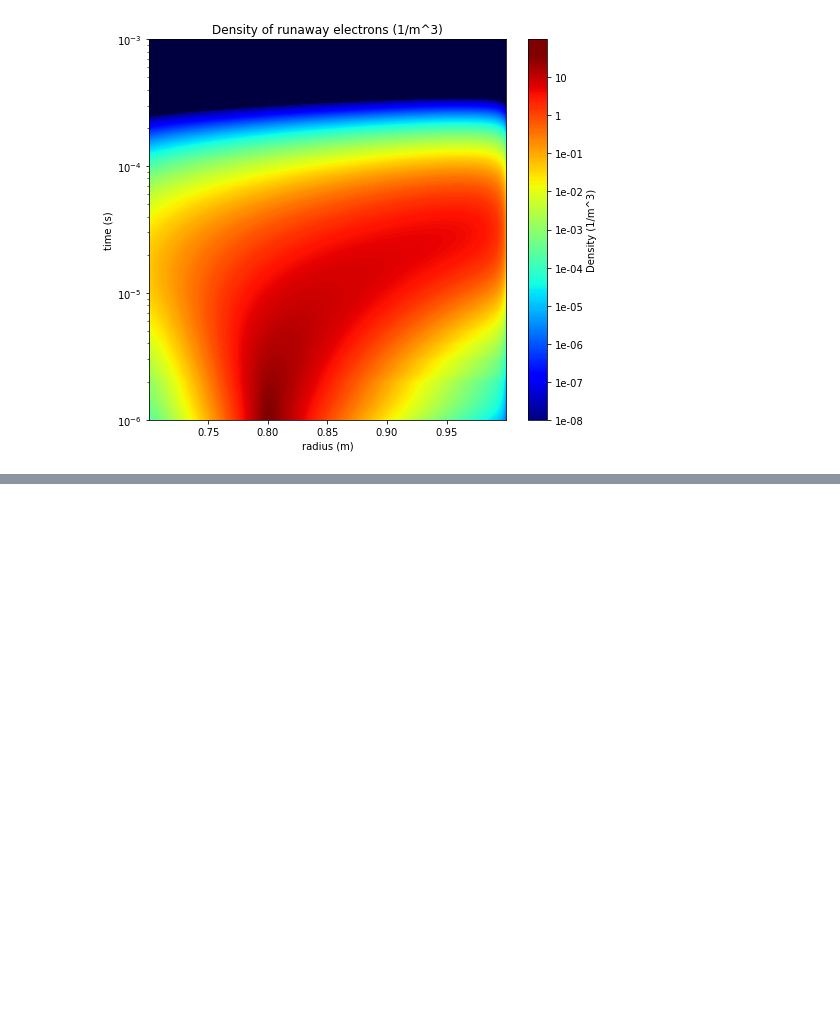
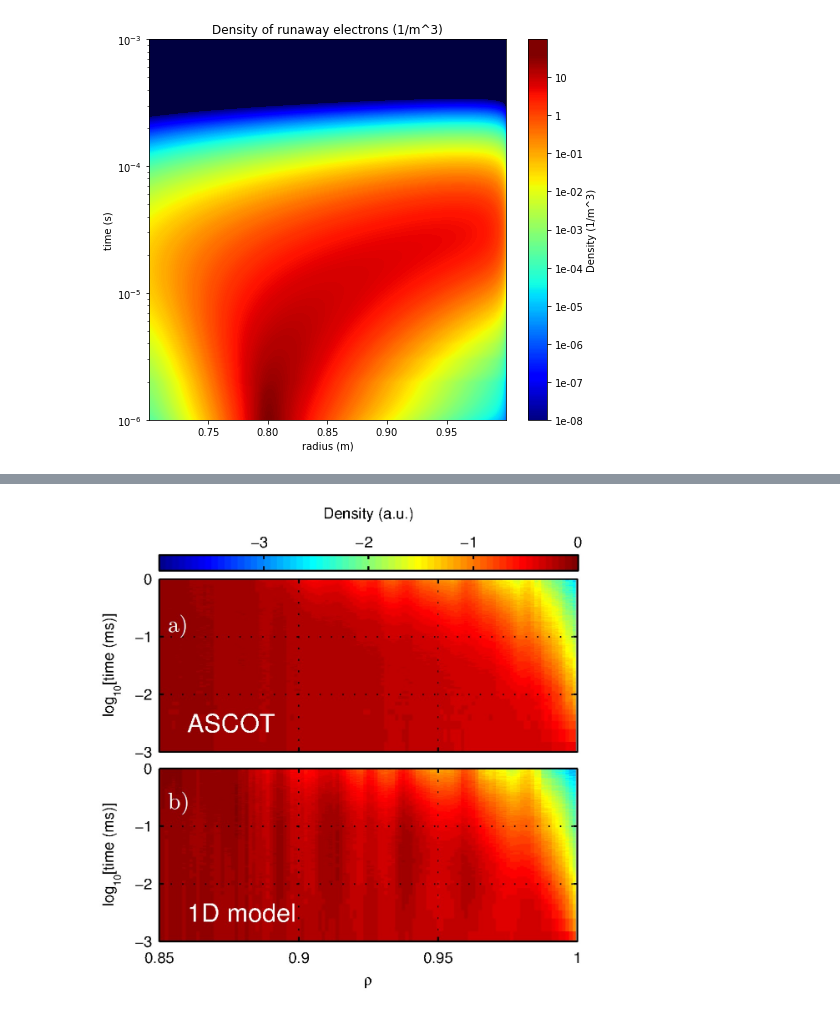
Before and after one commit to leferi99/szakdolgozat, a Jupyter notebook: main_log_EN.ipynb, the cells around one changed output, grey strips where cells are left out. Saved outputs shown, nothing was run; the diff lists cells and outputs as text; code cells hidden in the pictures; blank space fills up the shorter version.

Commit message:
Added reference material

```diff
--- a/main_log_EN.ipynb
+++ b/main_log_EN.ipynb
@@ -435,0 +437,89 @@ Text(0.5, 1.0, 'Diffusion coefficient')
+# %%
+## uniform density distribution as initial condition
+## smoothed coefficients
+
+## coefficient data from CSV file
+conv_data = np.genfromtxt('convC.txt', delimiter=',')
+diff_data = np.genfromtxt('diffC.txt', delimiter=',')
+
+R_from = 0.7  ## inner radius in meters
+R_to = 1.  ## outer radius in meters
+nr = 1000  ## number of mesh cells - because of the smoothing, this should be 1000 or higher
+dr = (R_to - R_from) / nr  ## distance between the centers of the mesh cells
+duration = 0.001  ## length of examined time evolution in seconds
+nt = 1000  ## number of timesteps
+dt = duration / nt  ## length of one timestep
+
+## arrays for interpolated coefficient vales
+conv_i = np.zeros((nr, 2))
+diff_i = np.zeros((nr, 2))
+## filling up the arrays with spatial coordinates
+for i in range(conv_i.shape[0]):
+    conv_i[i, 0] = R_from + (i * dr) + (dr / 2)
+
+for i in range(diff_i.shape[0]):
+    diff_i[i, 0] = R_from + (i * dr) + (dr / 2)
+
+## interpolation of the coeficients
+conv_i[:,1] = np.interp(conv_i[:,0],conv_data[:,0],conv_data[:,1])
+diff_i[:,1] = np.interp(diff_i[:,0],diff_data[:,0],diff_data[:,1])
+## smoothing with Savitzky-Golay filter
+conv_i[:,1] = savgol_filter(conv_i[:,1],math.ceil(nr/50) + 1,3)
+diff_i[:,1] = savgol_filter(diff_i[:,1],math.ceil(nr/50) + 1,3)
+
+## 3D array for storing the density with the correspondant radius values
+## the density values corresponding to the n-th timestep will be in the n-th line
+solution = np.zeros((nt,nr,2))
+## loading the radial coordinates into the array
+for j in range(nr):
+    solution[:,j,0] = (j * dr) + (dr / 2) + R_from
+
+mesh = fp.Grid1D(dx=dr, nx=nr)  ## 1D mesh based on the radial coordinates
+mesh = mesh + (0.7,)  ## translating the mesh to r=0.7
+n = fp.CellVariable(mesh=mesh)  ## fipy.CellVariable for the density solution in each timestep
+
+diracLoc = 0.8  ## location of the middle of the Dirac delta
+diracCoeff = 1.  ## Dirac delta coefficient ("height")
+diracPercentage = 2.5  ## width of Dirac delta (full width from 0 to 0) in percentage of full examined radius
+diracWidth = int((nr / 100) * diracPercentage)
+
+## space dependent diffusion coefficient
+dC = diff_i[:,1]
+diffCoeff = fp.CellVariable(mesh=mesh, value=dC)
+## space dependent convection coefficient - must be a vector
+cC = conv_i[:,1]
+convCoeff = fp.CellVariable(mesh=mesh, value=[cC])
+
+## applying initial conditions
+n.setValue(1.0)
+
+## boundary conditions
+gradLeft = (0.,)  ## density gradient (at the "left side of the radius") - must be a vector
+valueRight = 0.  ## density value (at the "right end of the radius")
+n.faceGrad.constrain(gradLeft, where=mesh.facesLeft)  ## applying Neumann boundary condition
+n.constrain(valueRight, where=mesh.facesRight)  ## applying Dirichlet boundary condition
+convCoeff.setValue(0, where=mesh.x<(R_from + dr))  ## convection coefficient 0 at the inner edge
+diffCoeff.setValue(0.001, where=mesh.x<(R_from + dr))
+
+## the PDE
+eq = (fp.TransientTerm() == fp.DiffusionTerm(coeff=diffCoeff)
+      - fp.ConvectionTerm(coeff=convCoeff))
+
+## Solving the PDE and storing the data
+for i in range(nt):
+    eq.solve(var=n, dt=dt)
+    solution[i,0:nr,1]=copy.deepcopy(n.value)
+
+plot_solution(solution, logdiff=5, ticks=5, figsize=(10,4))
+
+from IPython.display import Image, display
+display(Image(filename='reference.jpg', width=500))
+
+fig_conv = plt.figure(figsize=(8.5,3))
+plt.plot(*conv_i.T)
+plt.title('Convection coefficient')
+fig_diff = plt.figure(figsize=(8.5,3))
+plt.plot(*diff_i.T)
+plt.title('Diffusion coefficient')
+# %% [output]
+[figure, added]
```
Also changed, not shown: parts of 3 cells of this notebook.
